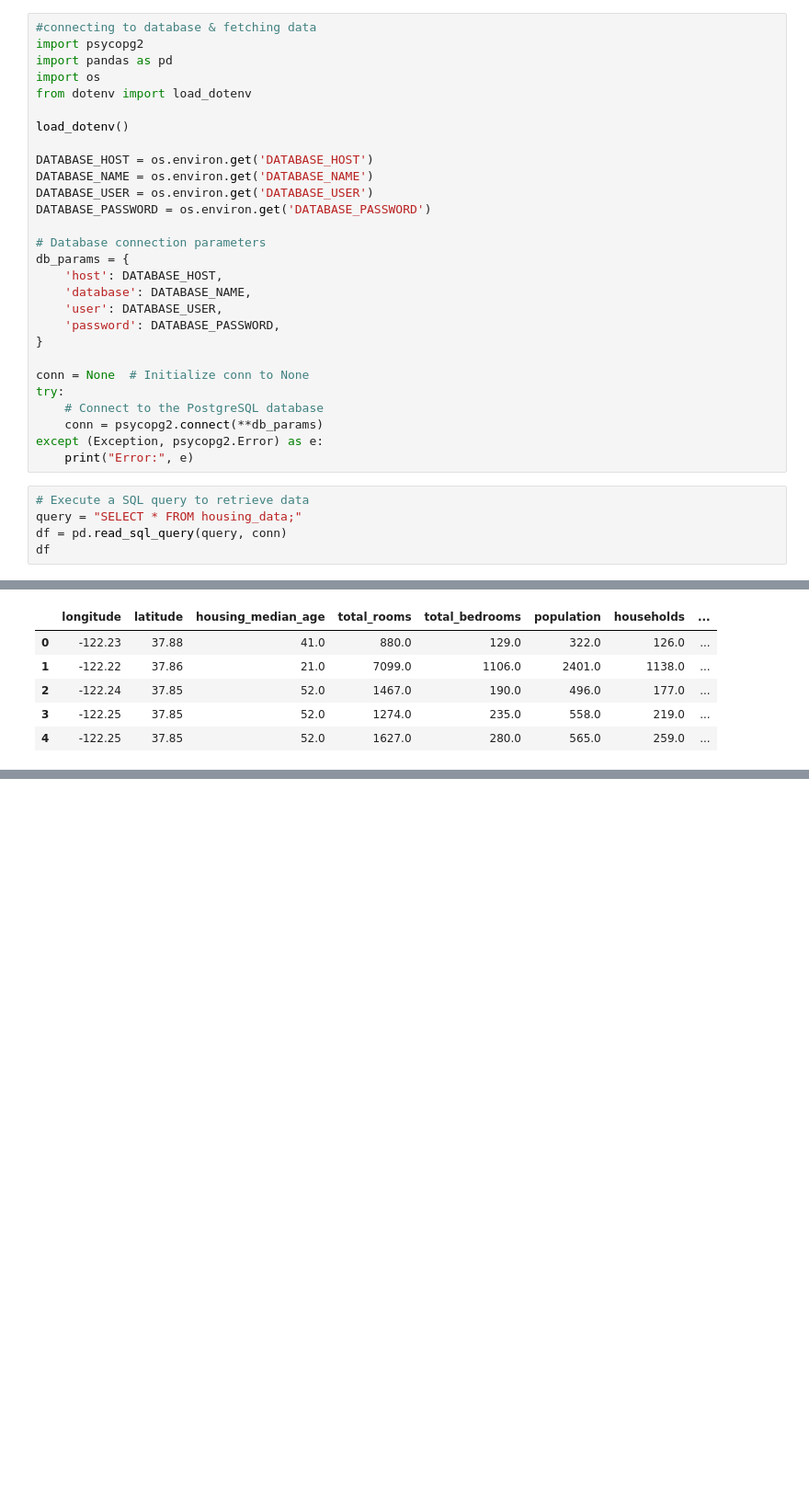
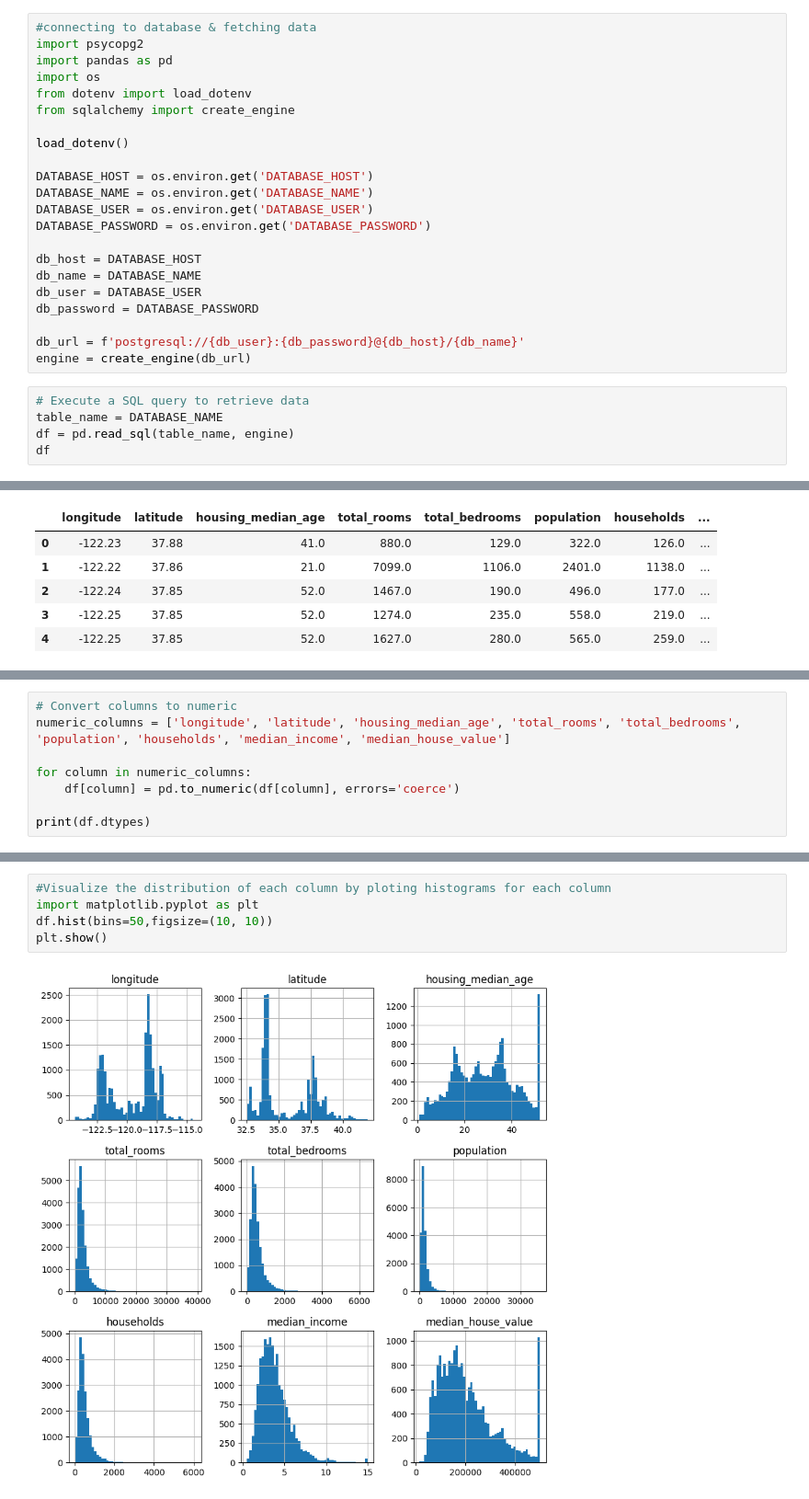
Before and after one commit to besod/House_price_prediction, a Jupyter notebook: Housing.ipynb, the cells around one changed output, grey strips where cells are left out. Shown at 92% size. Saved outputs shown, nothing was run; the diff lists cells and outputs as text; blank space fills up the shorter version.

```diff
--- a/Housing.ipynb
+++ b/Housing.ipynb
@@ -26,6 +28,7 @@ import psycopg2
 import pandas as pd
 import os
 from dotenv import load_dotenv
+from sqlalchemy import create_engine
 
 load_dotenv()
 
@@ -34,24 +37,17 @@ DATABASE_NAME = os.environ.get('DATABASE_NAME')
 DATABASE_USER = os.environ.get('DATABASE_USER')
 DATABASE_PASSWORD = os.environ.get('DATABASE_PASSWORD')
 
-# Database connection parameters
-db_params = {
-    'host': DATABASE_HOST,
-    'database': DATABASE_NAME,
-    'user': DATABASE_USER,
-    'password': DATABASE_PASSWORD,
-}
+db_host = DATABASE_HOST
+db_name = DATABASE_NAME
+db_user = DATABASE_USER
+db_password = DATABASE_PASSWORD
 
-conn = None  # Initialize conn to None
-try:
-    # Connect to the PostgreSQL database
-    conn = psycopg2.connect(**db_params)
-except (Exception, psycopg2.Error) as e:
-    print("Error:", e)
+db_url = f'postgresql://{db_user}:{db_password}@{db_host}/{db_name}'
+engine = create_engine(db_url)
 # %%
 # Execute a SQL query to retrieve data
-query = "SELECT * FROM housing_data;"
-df = pd.read_sql_query(query, conn)
+table_name = DATABASE_NAME
+df = pd.read_sql(table_name, engine)
 df
 # %% [output]
 |  | longitude | latitude | housing_median_age | total_rooms | total_bedrooms | population | households | ... |
@@ -104,0 +96,8 @@ df.describe()
+# %%
+# Convert columns to numeric
+numeric_columns = ['longitude', 'latitude', 'housing_median_age', 'total_rooms', 'total_bedrooms', 'population', 'households', 'median_income', 'median_house_value']
+
+for column in numeric_columns:
+    df[column] = pd.to_numeric(df[column], errors='coerce')
+
+print(df.dtypes)
@@ -107,0 +174,7 @@ for col in df:
+# %%
+#Visualize the distribution of each column by ploting histograms for each column
+import matplotlib.pyplot as plt
+df.hist(bins=50,figsize=(10, 10))
+plt.show()
+# %% [output]
+[figure, added]
```
Also changed, not shown: parts of 13 cells of this notebook.
